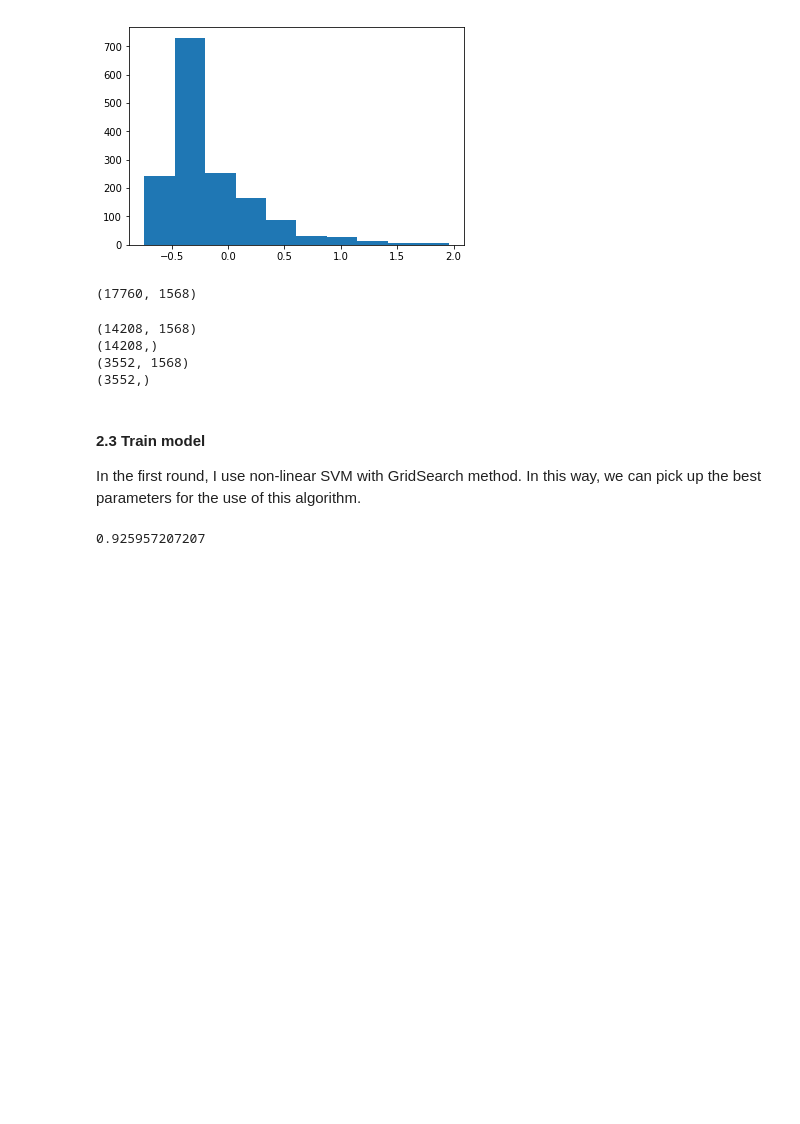
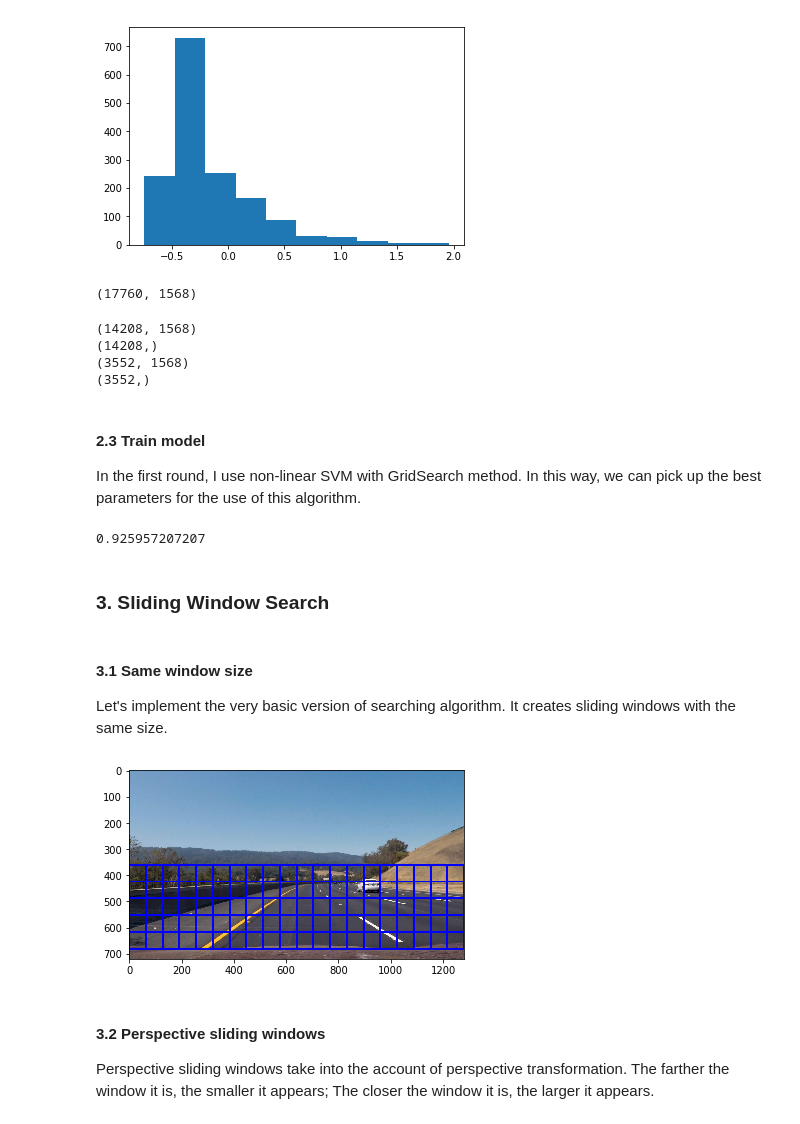
Before and after one commit to dmsehuang/CarND-Vehicle-Detection, a Jupyter notebook: Vehicle_tracking.ipynb, the cells around one changed output. Saved outputs shown, nothing was run; the diff lists cells and outputs as text; code cells hidden in the pictures; blank space fills up the shorter version.

Commit message:
Sliding window algorithms
1. Basic sliding window search algorithm
2. Perspetive sliding window

```diff
--- a/Vehicle_tracking.ipynb
+++ b/Vehicle_tracking.ipynb
@@ -247,3 +247,5 @@ acc = clf.score(X_test, y_test)
 print(acc)
 # %% [output]
 0.925957207207
+# %% [markdown]
+### 3. Sliding Window Search
@@ -249,0 +261,52 @@ print(acc)
+# %% [markdown]
+#### 3.1 Same window size
+
+Let's implement the very basic version of searching algorithm. It creates sliding windows with the same size.
+# %%
+def slid_win(img, x_start_stop=[None, None], y_start_stop=[None, None],
+                    xy_window=(64, 64), xy_overlap=(0.5, 0.5)):
+    if x_start_stop[0] == None:
+        x_start_stop[0] = 0
+    if x_start_stop[1] == None:
+        x_start_stop[1] = img.shape[1]
+    if y_start_stop[0] == None:
+        y_start_stop[0] = 0
+    if y_start_stop[1] == None:
+        y_start_stop[1] = img.shape[0]
+
+    # Range in x,y direction
+    range_x = x_start_stop[1] - x_start_stop[0]
+    range_y = y_start_stop[1] - y_start_stop[0]
+    # Pixels per step in x,y direction
+    x_step_pix = np.int(xy_window[0] * (1-xy_overlap[0]))
+    y_step_pix = np.int(xy_window[1] * (1-xy_overlap[1]))
+    # Buffer in x,y direction
+    x_buffer = np.int(xy_window[0] * xy_overlap[0])
+    y_buffer = np.int(xy_window[1] * xy_overlap[1])
+    # Number of windows
+    n_win_x = np.int((range_x - x_buffer)/x_step_pix)
+    n_win_y = np.int((range_y - y_buffer)/y_step_pix)
+
+    bboxes = []
+    for i in range(n_win_x):
+        for j in range(n_win_y):
+            top_left_x = x_step_pix * i + x_start_stop[0]
+            top_left_y = y_step_pix * j + y_start_stop[0]
+            bottom_right_x = top_left_x + xy_window[0]
+            bottom_right_y = top_left_y + xy_window[1]
+            bboxes.append(((top_left_x, top_left_y), (bottom_right_x, bottom_right_y)))
+    return bboxes
+# %%
+img = mpimg.imread('./test_images/test3.jpg')
+
+bboxes = slid_win(img, y_start_stop=[np.int(img.shape[0]/2), img.shape[0]],
+                    xy_window=(128, 128))
+out = draw_boxes(img, bboxes)
+plt.imshow(out)
+plt.show()
+# %% [output]
+[figure, added]
+# %% [markdown]
+#### 3.2 Perspective sliding windows
+
+Perspective sliding windows take into the account of perspective transformation. The farther the window it is, the smaller it appears; The closer the window it is, the larger it appears.
```
Also changed, not shown: parts of 3 cells of this notebook.
